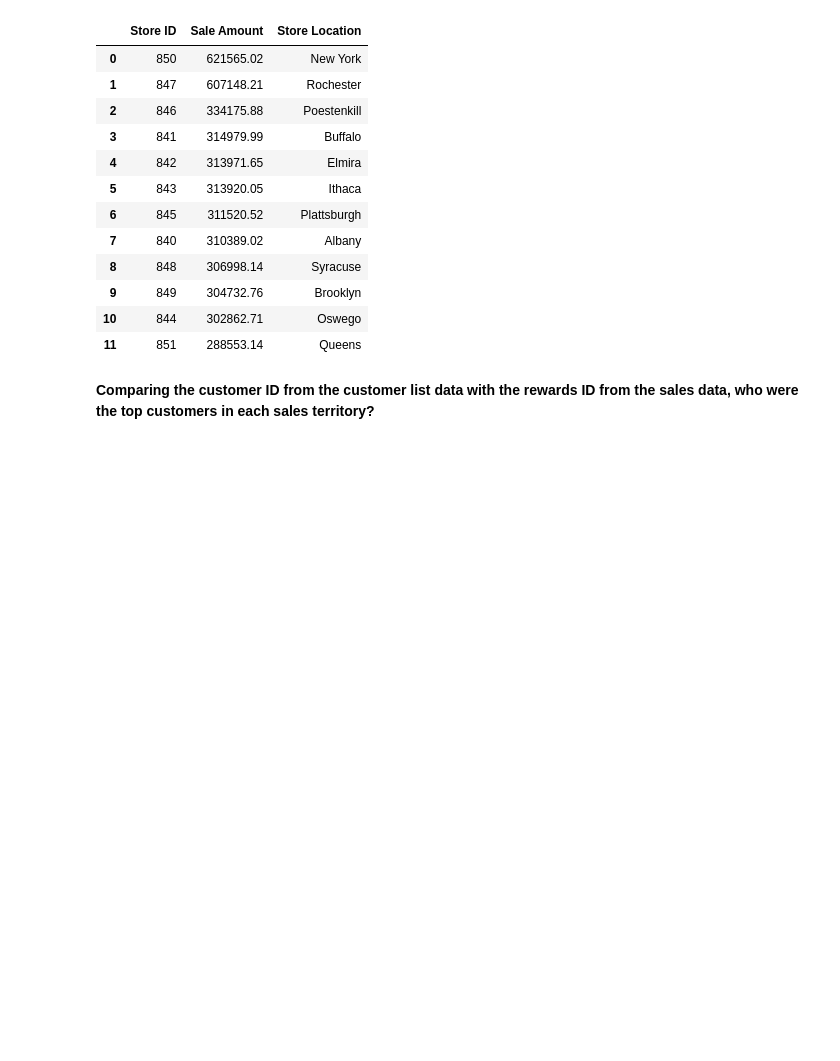
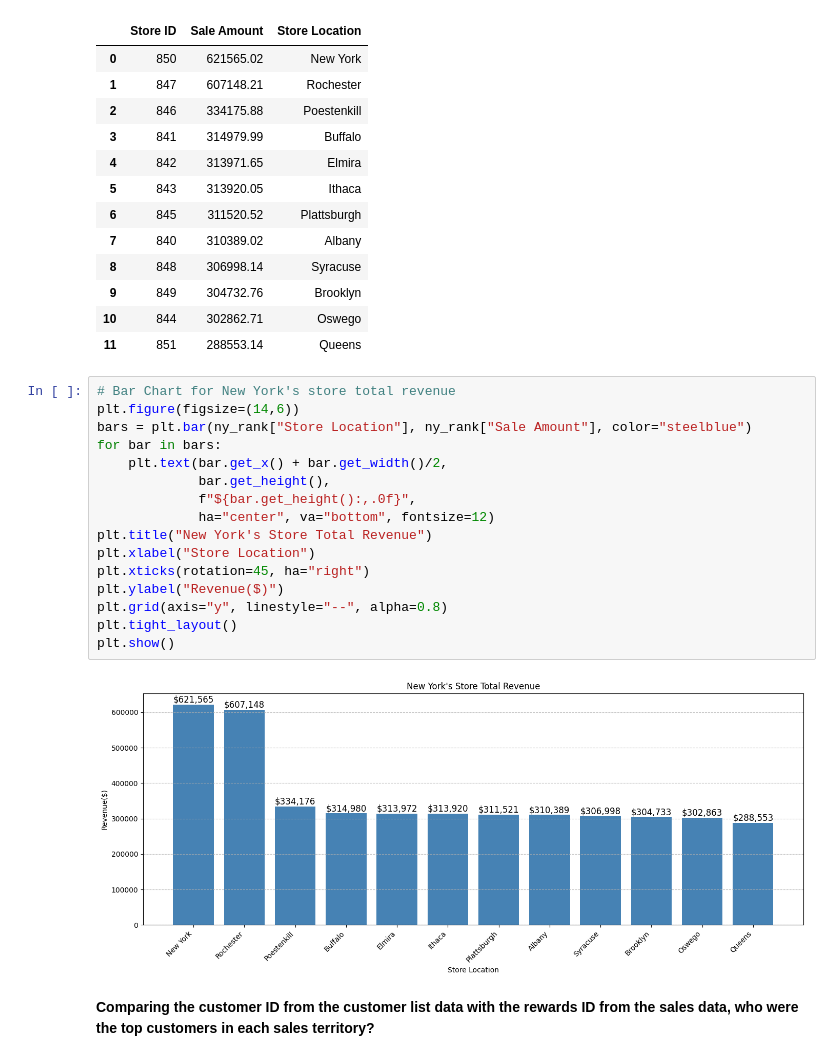
Before and after one commit to ktran-dot1/Capstone_2, a Jupyter notebook: Tran__sales_analysis.ipynb, the cells around one changed output. Cells and saved outputs as stored; diff of their text form; blank space fills up the shorter version.

```diff
--- a/Tran__sales_analysis.ipynb
+++ b/Tran__sales_analysis.ipynb
@@ -322,6 +322,24 @@ ny_rank
 | 9 | 849 | 304732.76 | Brooklyn |
 | 10 | 844 | 302862.71 | Oswego |
 | 11 | 851 | 288553.14 | Queens |
+# %%
+# Bar Chart for New York's store total revenue
+plt.figure(figsize=(14,6))
+bars = plt.bar(ny_rank["Store Location"], ny_rank["Sale Amount"], color="steelblue")
+for bar in bars:
+    plt.text(bar.get_x() + bar.get_width()/2,
+             bar.get_height(),
+             f"${bar.get_height():,.0f}",
+             ha="center", va="bottom", fontsize=12)
+plt.title("New York's Store Total Revenue")
+plt.xlabel("Store Location")
+plt.xticks(rotation=45, ha="right")
+plt.ylabel("Revenue($)")
+plt.grid(axis="y", linestyle="--", alpha=0.8)
+plt.tight_layout()
+plt.show()
+# %% [output]
+[figure, added]
 # %% [markdown]
 **Comparing the customer ID from the customer list data with the rewards ID from the sales data, who were the top customers in each sales territory?**
 # %%
```
Also changed, not shown: parts of 6 cells of this notebook.
